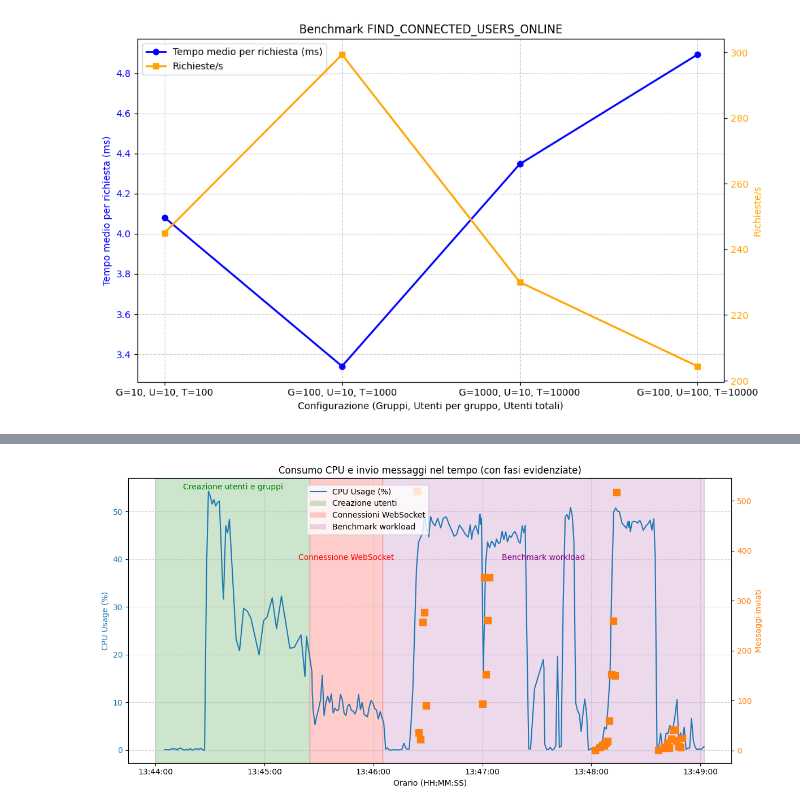
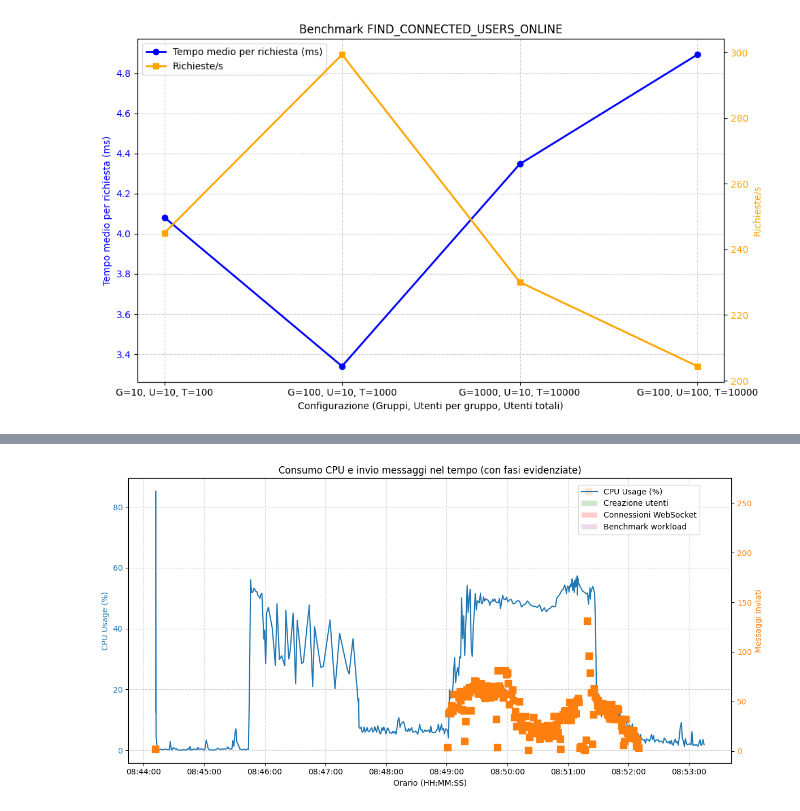
Before and after one commit to Enric0-Balb0/ruggine-chat, a Jupyter notebook: ruggine_server/report/report grafici.ipynb, the cells around one changed output, grey strips where cells are left out. Cells and saved outputs as stored; diff of their text form; code cells hidden in the pictures.

```diff
--- a/ruggine_server/report/report grafici.ipynb
+++ b/ruggine_server/report/report grafici.ipynb
@@ -347,12 +343,12 @@ plt.show()
 
 Using TEST_DATABASE_URL: postgresql://ruggine_user:ruggine_secure_password@localhost:5433/ruggine_test
 🐳 Connecting to Docker server at: http://127.0.0.1:8002
-✅ Creati 8400 utenti in 600 gruppi tramite API alle 2025-09-09 13:45:25
 test e2e::benchmark::mixed_workload_benchmark::mixed_workload_benchmark_tests::test_mixed_workload_benchmark has been running for over 60 seconds
-🎯 Tutti i task avviati alle 2025-09-09 13:46:05 UTC, benchmark in corso per 130 secondi...
+✅ Creati 16800 utenti in 1200 gruppi tramite API alle 2025-09-10 08:47:32
+🎯 Tutti i task avviati alle 2025-09-10 08:49:01 UTC, benchmark in corso per 130 secondi...
 ==============================
 🏁 Parametri del benchmark
-Numero di gruppi: 600
+Numero di gruppi: 1200
 Utenti che creano messaggi per gruppo: 2
 Utenti che chiamano find not read + mark read per gruppo: 2
 Utenti che chiamano find paginated per gruppo: 2
@@ -366,17 +362,17 @@ Intervallo paginated readers (ms): 55000 ± 55000
 
 
 📊 RISULTATI BENCHMARK MIXED WORKLOAD:
-=== DURATA TEST: 295.7259016s ===
-  📝 Messaggi creati: 3798
-  🔍 Query messaggi non letti: 4800
-  📄 Query messaggi paginati: 4800
-  ✅ Operazioni mark as read: 7200
-  🔌 Connessioni WebSocket passive: 4200
-  🔌 Connessioni WebSocket attive: 600
-  📨 Mark as read da WebSocket: 2676
+=== DURATA TEST: 438.1166637s ===
+  📝 Messaggi creati: 7584
+  🔍 Query messaggi non letti: 9024
+  📄 Query messaggi paginati: 7132
+  ✅ Operazioni mark as read: 12966
+  🔌 Connessioni WebSocket passive: 8400
+  🔌 Connessioni WebSocket attive: 1200
+  📨 Mark as read da WebSocket: 5289
   ❌ Operazioni fallite: 0
-  🎯 Operazioni totali: 23274
-  📈 Ops/sec: 78.70
+  🎯 Operazioni totali: 41995
+  📈 Ops/sec: 95.85
   📉 Failure rate: 0.00%
 ✅ Benchmark completato con successo!
 """
@@ -412,42 +408,42 @@ ax2.set_ylabel("Messaggi inviati", color='tab:orange')
 ax2.tick_params(axis='y', labelcolor='tab:orange')
 
 # === Evidenzia le fasi ===
-start_users = pd.to_datetime("2025-09-09 13:44:00").tz_localize("UTC")
-end_users   = pd.to_datetime("2025-09-09 13:45:25").tz_localize("UTC")
-end_ws      = pd.to_datetime("2025-09-09 13:46:05").tz_localize("UTC")
+start_users = pd.to_datetime("2025-09-10 07:56:50").tz_localize("UTC")
+end_users   = pd.to_datetime("2025-09-10 07:57:35").tz_localize("UTC")
+end_ws      = pd.to_datetime("2025-09-10 07:58:09").tz_localize("UTC")
 end_test    = df_cpu['timestamp'].max()  # ultimo timestamp disponibile
 
-# Creazione utenti
+"""# Creazione utenti
 ax1.axvspan(start_users, end_users, color="green", alpha=0.2)
 ax1.text(start_users + (end_users-start_users)/2,
          ax1.get_ylim()[1]*0.96, "Creazione utenti e gruppi",
          ha="center", color="green")
 
 # Connessione WebSocket
 ax1.axvspan(end_users, end_ws, color="red", alpha=0.2)
 ax1.text(end_users + (end_ws-end_users)/2,
          ax1.get_ylim()[1]*0.7, "Connessione WebSocket",
          ha="center", color="red")
 
 # Test vero e proprio
 ax1.axvspan(end_ws, end_test, color="purple", alpha=0.15)
 ax1.text(end_ws + (end_test-end_ws)/2,
          ax1.get_ylim()[1]*0.7, "Benchmark workload",
-         ha="center", color="purple")
+         ha="center", color="purple")"""
 
 # Legenda combinata (includendo le fasi)
 handles, labels = ax1.get_legend_handles_labels()
 extra = [
     Patch(facecolor='green', alpha=0.2, label='Creazione utenti e gruppi'),
     Patch(facecolor='red', alpha=0.2, label='Connessioni WebSocket'),
     Patch(facecolor='purple', alpha=0.15, label='Benchmark workload')
 ]
 fig.legend(handles+extra, labels+["Creazione utenti","Connessioni WebSocket","Benchmark workload"],
-           loc="upper right", bbox_to_anchor=(0.5,0.93))
+           loc="upper right", bbox_to_anchor=(0.9,0.93))
 
 plt.title("Consumo CPU e invio messaggi nel tempo (con fasi evidenziate)")
 ax1.grid(True, linestyle="--", alpha=0.6)
 fig.tight_layout()
 plt.show()
 # %% [output]
-[figure, old version]
+[figure, new version]
```
Also changed, not shown: parts of 1 cell of this notebook, 13 other files.
